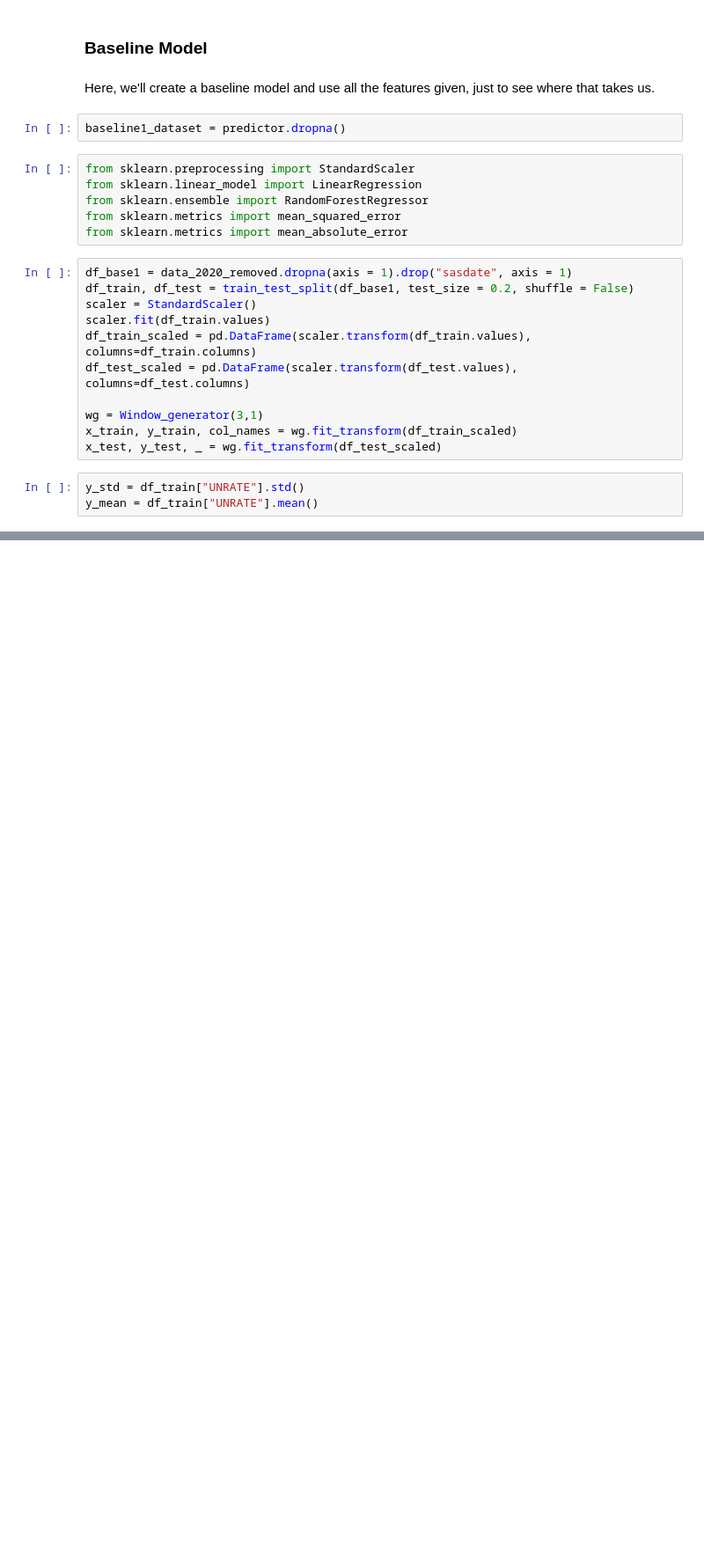
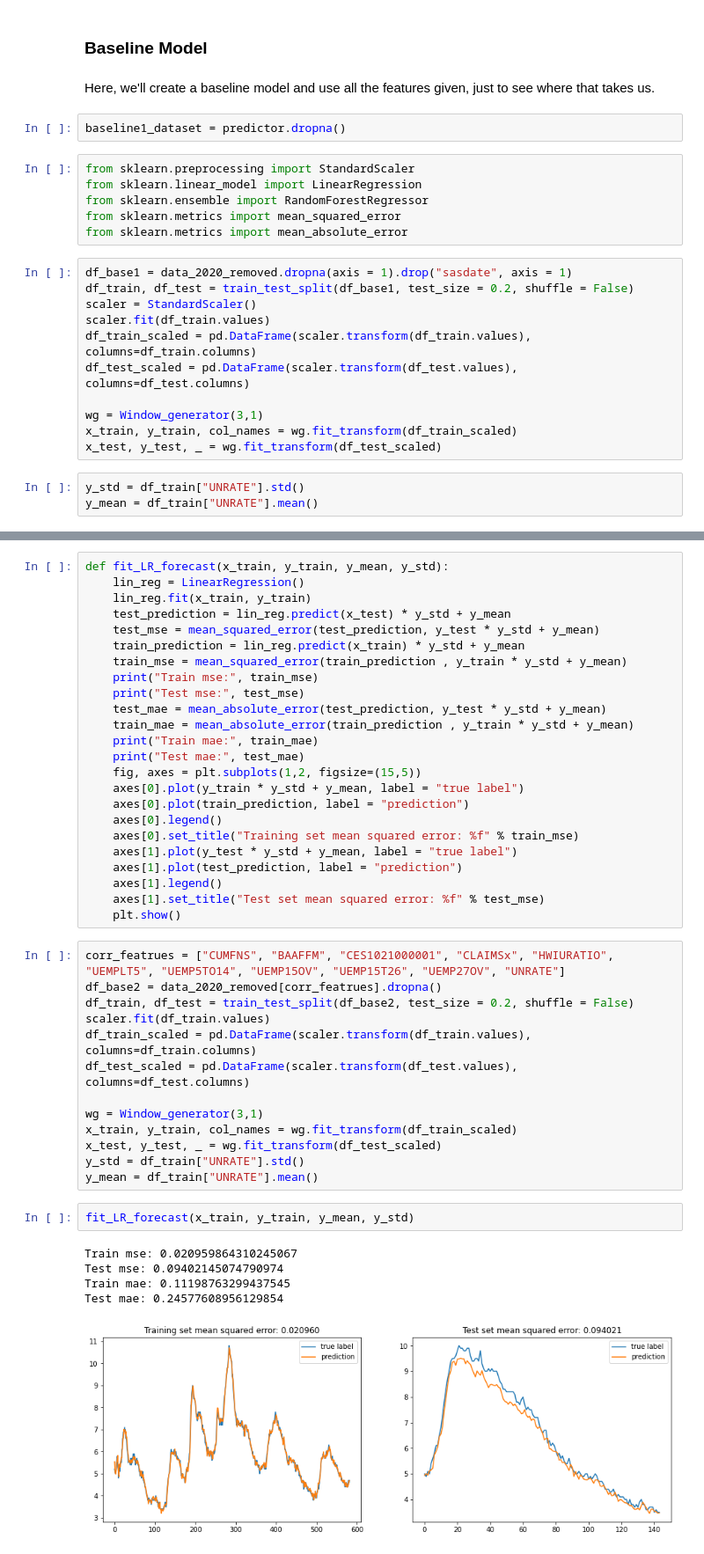
Before and after one commit to arhumzafar/unemployedForecast, a Jupyter notebook: unemForecast.ipynb, the cells around one changed output, grey strips where cells are left out. Shown at 88% size. Drawn from its saved outputs; the diff is of its cells as text; blank space fills up the shorter version.

```diff
--- a/unemForecast.ipynb
+++ b/unemForecast.ipynb
@@ -516,0 +530,45 @@ USGOOD_2m            7.358862
+# %%
+def fit_LR_forecast(x_train, y_train, y_mean, y_std):
+    lin_reg = LinearRegression()
+    lin_reg.fit(x_train, y_train)
+    test_prediction = lin_reg.predict(x_test) * y_std + y_mean
+    test_mse = mean_squared_error(test_prediction, y_test * y_std + y_mean)
+    train_prediction = lin_reg.predict(x_train) * y_std + y_mean
+    train_mse = mean_squared_error(train_prediction , y_train * y_std + y_mean)
+    print("Train mse:", train_mse)
+    print("Test mse:", test_mse)
+    test_mae = mean_absolute_error(test_prediction, y_test * y_std + y_mean)
+    train_mae = mean_absolute_error(train_prediction , y_train * y_std + y_mean)
+    print("Train mae:", train_mae)
+    print("Test mae:", test_mae)
+    fig, axes = plt.subplots(1,2, figsize=(15,5))
+    axes[0].plot(y_train * y_std + y_mean, label = "true label")
+    axes[0].plot(train_prediction, label = "prediction")
+    axes[0].legend()
+    axes[0].set_title("Training set mean squared error: %f" % train_mse)
+    axes[1].plot(y_test * y_std + y_mean, label = "true label")
+    axes[1].plot(test_prediction, label = "prediction")
+    axes[1].legend()
+    axes[1].set_title("Test set mean squared error: %f" % test_mse)
+    plt.show()
+# %%
+corr_featrues = ["CUMFNS", "BAAFFM", "CES1021000001", "CLAIMSx", "HWIURATIO", "UEMPLT5", "UEMP5TO14", "UEMP15OV", "UEMP15T26", "UEMP27OV", "UNRATE"]
+df_base2 = data_2020_removed[corr_featrues].dropna()
+df_train, df_test = train_test_split(df_base2, test_size = 0.2, shuffle = False)
+scaler.fit(df_train.values)
+df_train_scaled = pd.DataFrame(scaler.transform(df_train.values), columns=df_train.columns)
+df_test_scaled = pd.DataFrame(scaler.transform(df_test.values), columns=df_test.columns)
+
+wg = Window_generator(3,1)
+x_train, y_train, col_names = wg.fit_transform(df_train_scaled)
+x_test, y_test, _ = wg.fit_transform(df_test_scaled)
+y_std = df_train["UNRATE"].std()
+y_mean = df_train["UNRATE"].mean()
+# %%
+fit_LR_forecast(x_train, y_train, y_mean, y_std)
+# %% [output]
+Train mse: 0.020959864310245067
+Test mse: 0.09402145074790974
+Train mae: 0.11198763299437545
+Test mae: 0.24577608956129854
+[figure, added]
```
Also changed, not shown: parts of 95 cells of this notebook.
